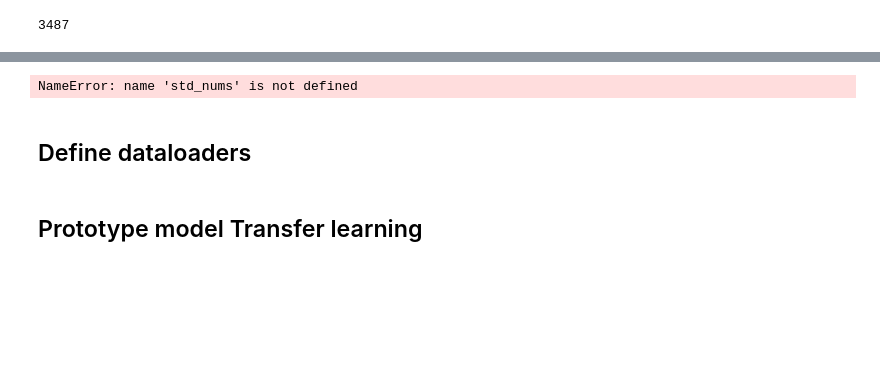
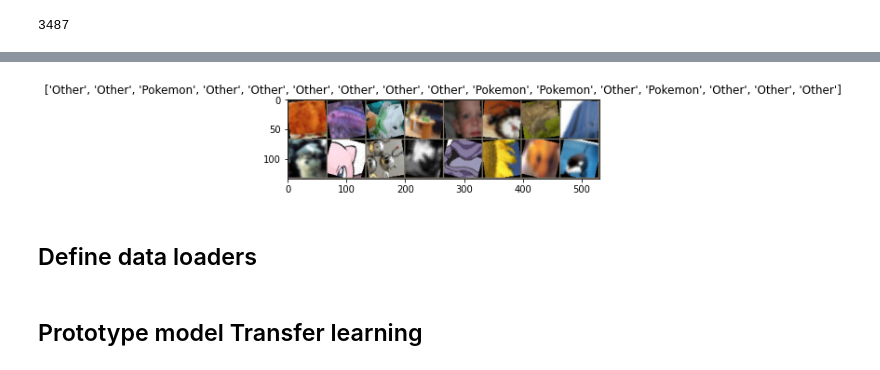
Before and after one commit to AzemaBaptiste/pokemon_classifier, a Jupyter notebook: Pokemon_classifier.ipynb, the cells around one changed output, grey strips where cells are left out. Cells and saved outputs as stored; diff of their text form; code cells hidden in the pictures; blank space fills up the shorter version.

```diff
--- a/Pokemon_classifier.ipynb
+++ b/Pokemon_classifier.ipynb
@@ -266,10 +256,10 @@ transforms = {'train': T.Compose([
 # %%
 pokemon_detector_classes = ('Pokemon' , 'Other')
 # %%
-pokemon_dataset = torchvision.datasets.ImageFolder('data/Pokemon', transform=transforms['train'])
+pokemon_dataset = torchvision.datasets.ImageFolder('data/Pokemon', transform=transform['train'])
 
 # Set class for each Pokemon to 0
-pokemon_dataset.target_transform = lambda id: pokemon_detector_classes.index('Pokemon')
+pokemon_dataset.target_transform = lambda x: pokemon_detector_classes.index('Pokemon')
 # %%
 # Check class = 0 for every images : take random index
 [(f'index={i}', f'class={pokemon_dataset[i][1]}') for i in np.random.randint(len(pokemon_dataset), size=5)]
@@ -289,15 +279,15 @@ print('train size = %s ; test_size = %s ' % (len(pokemon_dataset_train), len(pok
 # %% [output]
 train size = 5797 ; test_size = 1023
 # %%
-cifar100_train = torchvision.datasets.CIFAR100(root='data/', train=True, download=True, transform=transforms['train'])
-cifar100_test = torchvision.datasets.CIFAR100(root='data/', train=False, download=True, transform=transforms['test'])
+cifar100_train = torchvision.datasets.CIFAR100(root='data/', train=True, download=True, transform=transform['train'])
+cifar100_test = torchvision.datasets.CIFAR100(root='data/', train=False, download=True, transform=transform['test'])
 # %% [output]
 Files already downloaded and verified
 Files already downloaded and verified
 # %%
 # Set class for each image to 1
-cifar100_train.target_transform = lambda id: pokemon_detector_classes.index('Other')
-cifar100_test.target_transform = lambda id: pokemon_detector_classes.index('Other')
+cifar100_train.target_transform = lambda x: pokemon_detector_classes.index('Other')
+cifar100_test.target_transform = lambda x: pokemon_detector_classes.index('Other')
 # %%
 print('train size = %s ; test_size = %s ' % (len(cifar100_train), len(cifar100_test)))
 
@@ -346,13 +336,13 @@ torch.Size([16, 3, 64, 64]) tensor([1, 1, 0, 1, 1, 1, 1, 1, 1, 1, 0, 1, 1, 1, 1,
 # %%
 # Get a batch of training data
 inputs, classes = next(iter(pokemon_detector_loader_train))
 
 # Make a grid from batch
 out = torchvision.utils.make_grid(inputs)
 
-utils.imshow_tensor(out, title=[pokemon_detector_classes[x] for x in classes])
+utils.imshow_tensor(out, std_nums, mean_nums, title=[pokemon_detector_classes[x] for x in classes])
 # %% [output]
-NameError: name 'std_nums' is not defined
+[figure, added]
 # %% [markdown]
-## Define dataloaders
+## Define data loaders
 # %%
```
Also changed, not shown: parts of 27 cells of this notebook, 1 other file.
